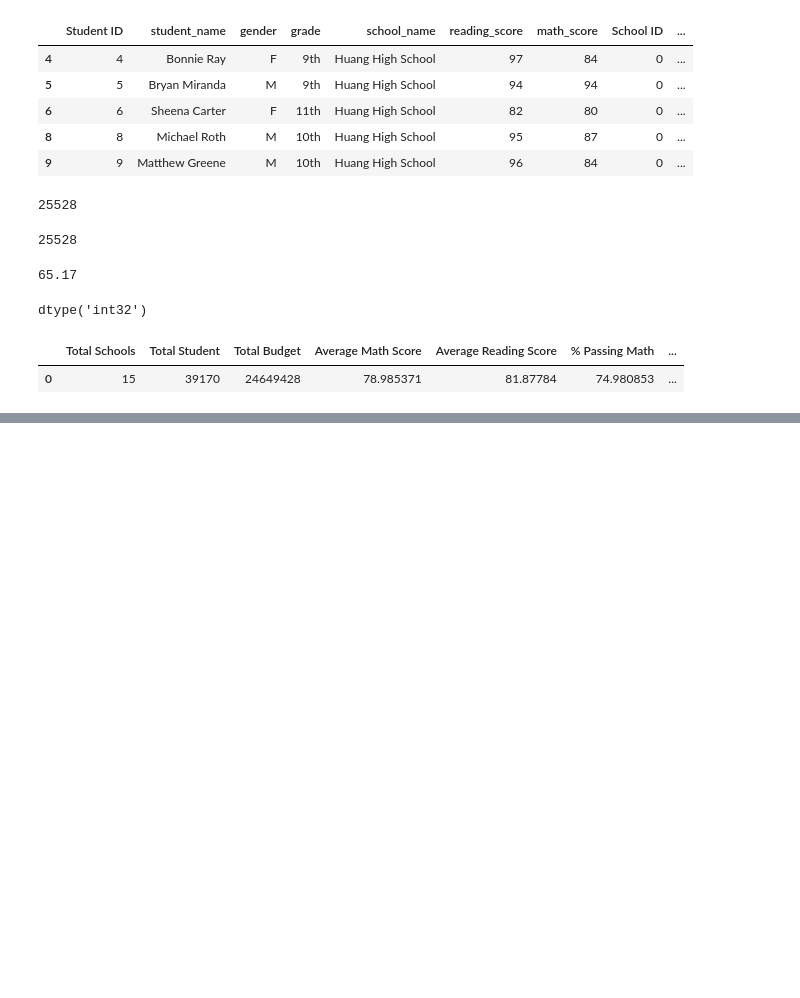
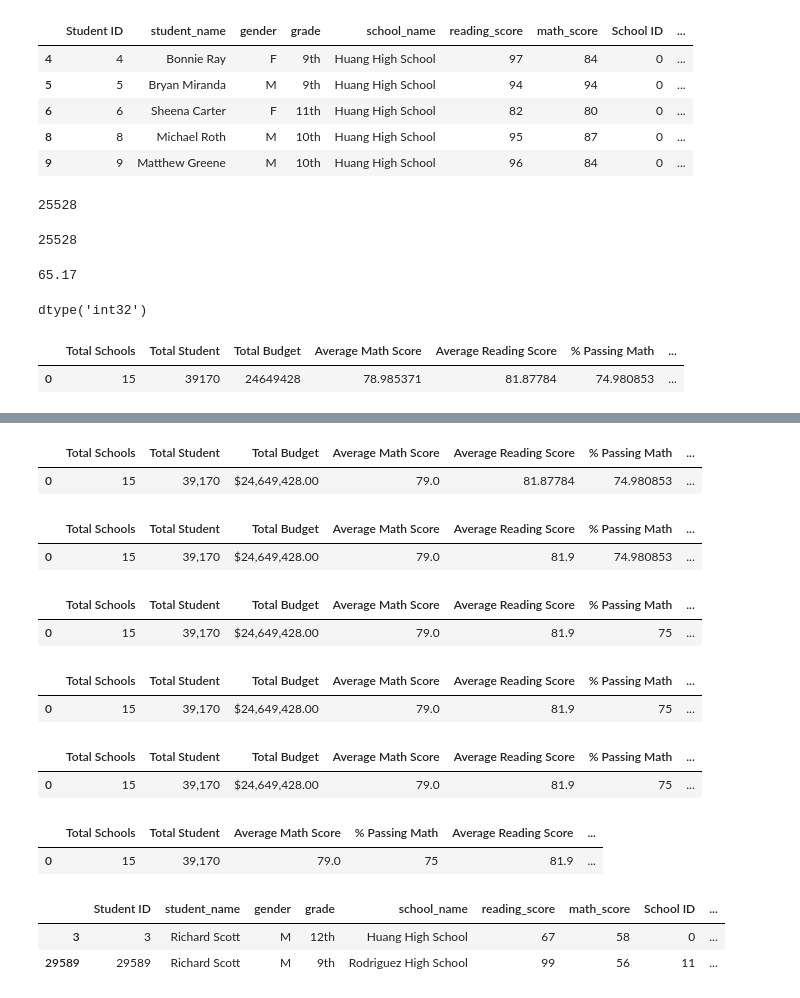
Before and after one commit to timothykeating/School_District_Analysis, a Jupyter notebook: PyCitySchools.ipynb, the cells around one changed output, grey strips where cells are left out. Saved outputs shown, nothing was run; the diff lists cells and outputs as text; code cells hidden in the pictures; blank space fills up the shorter version.

Commit message:
updated PyCitySchools to module 4.7.end

```diff
--- a/PyCitySchools.ipynb
+++ b/PyCitySchools.ipynb
@@ -334,0 +386,44 @@ summary_df
+# %%
+summary_df['Average Math Score']=summary_df['Average Math Score'].map("{:.1f}".format)
+summary_df
+# %% [output]
+|  | Total Schools | Total Student | Total Budget | Average Math Score | Average Reading Score | % Passing Math | ... |
+| 0 | 15 | 39,170 | $24,649,428.00 | 79.0 | 81.87784 | 74.980853 | ... |
+# %%
+summary_df['Average Reading Score']=summary_df['Average Reading Score'].map("{:.1f}".format)
+summary_df
+# %% [output]
+|  | Total Schools | Total Student | Total Budget | Average Math Score | Average Reading Score | % Passing Math | ... |
+| 0 | 15 | 39,170 | $24,649,428.00 | 79.0 | 81.9 | 74.980853 | ... |
+# %%
+summary_df['% Passing Math']=summary_df['% Passing Math'].map("{:.0f}".format)
+summary_df
+# %% [output]
+|  | Total Schools | Total Student | Total Budget | Average Math Score | Average Reading Score | % Passing Math | ... |
+| 0 | 15 | 39,170 | $24,649,428.00 | 79.0 | 81.9 | 75 | ... |
+# %%
+summary_df['% Passing Reading']=summary_df['% Passing Reading'].map("{:.0f}".format)
+summary_df
+# %% [output]
+|  | Total Schools | Total Student | Total Budget | Average Math Score | Average Reading Score | % Passing Math | ... |
+| 0 | 15 | 39,170 | $24,649,428.00 | 79.0 | 81.9 | 75 | ... |
+# %%
+summary_df['% Passing Both']=summary_df['% Passing Both'].map("{:.0f}".format)
+summary_df
+# %% [output]
+|  | Total Schools | Total Student | Total Budget | Average Math Score | Average Reading Score | % Passing Math | ... |
+| 0 | 15 | 39,170 | $24,649,428.00 | 79.0 | 81.9 | 75 | ... |
+# %%
+new_order=['Total Schools','Total Student','Average Math Score','% Passing Math','Average Reading Score','% Passing Reading','Total Budget','% Passing Both']
+summary_df2=summary_df[new_order]
+summary_df2
+# %% [output]
+|  | Total Schools | Total Student | Average Math Score | % Passing Math | Average Reading Score | ... |
+| 0 | 15 | 39,170 | 79.0 | 75 | 81.9 | ... |
+# %%
+richard=complete_data_df[complete_data_df['student_name']=='Richard Scott']
+richard
+# %% [output]
+|  | Student ID | student_name | gender | grade | school_name | reading_score | math_score | School ID | ... |
+| 3 | 3 | Richard Scott | M | 12th | Huang High School | 67 | 58 | 0 | ... |
+| 29589 | 29589 | Richard Scott | M | 9th | Rodriguez High School | 99 | 56 | 11 | ... |
```
Also changed, not shown: parts of 7 cells of this notebook.
